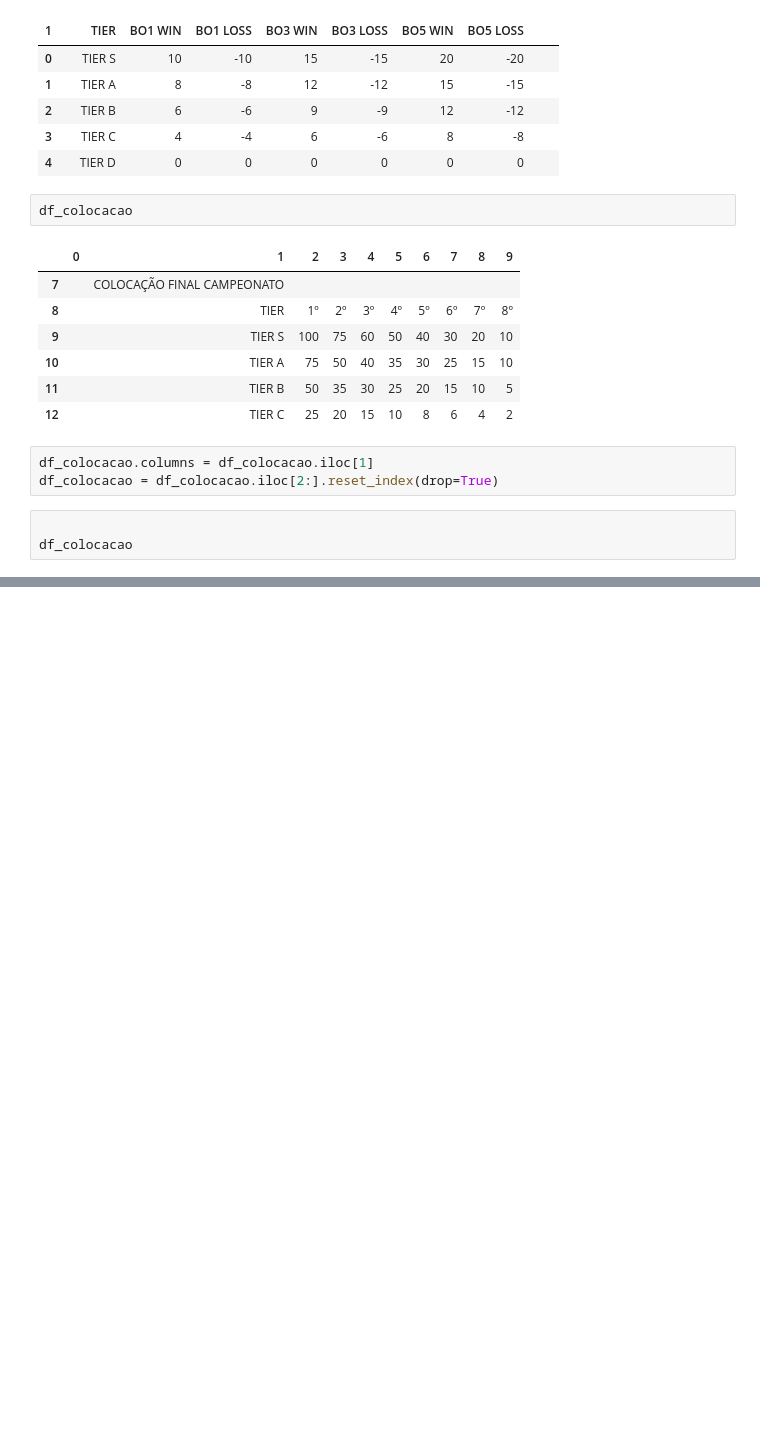
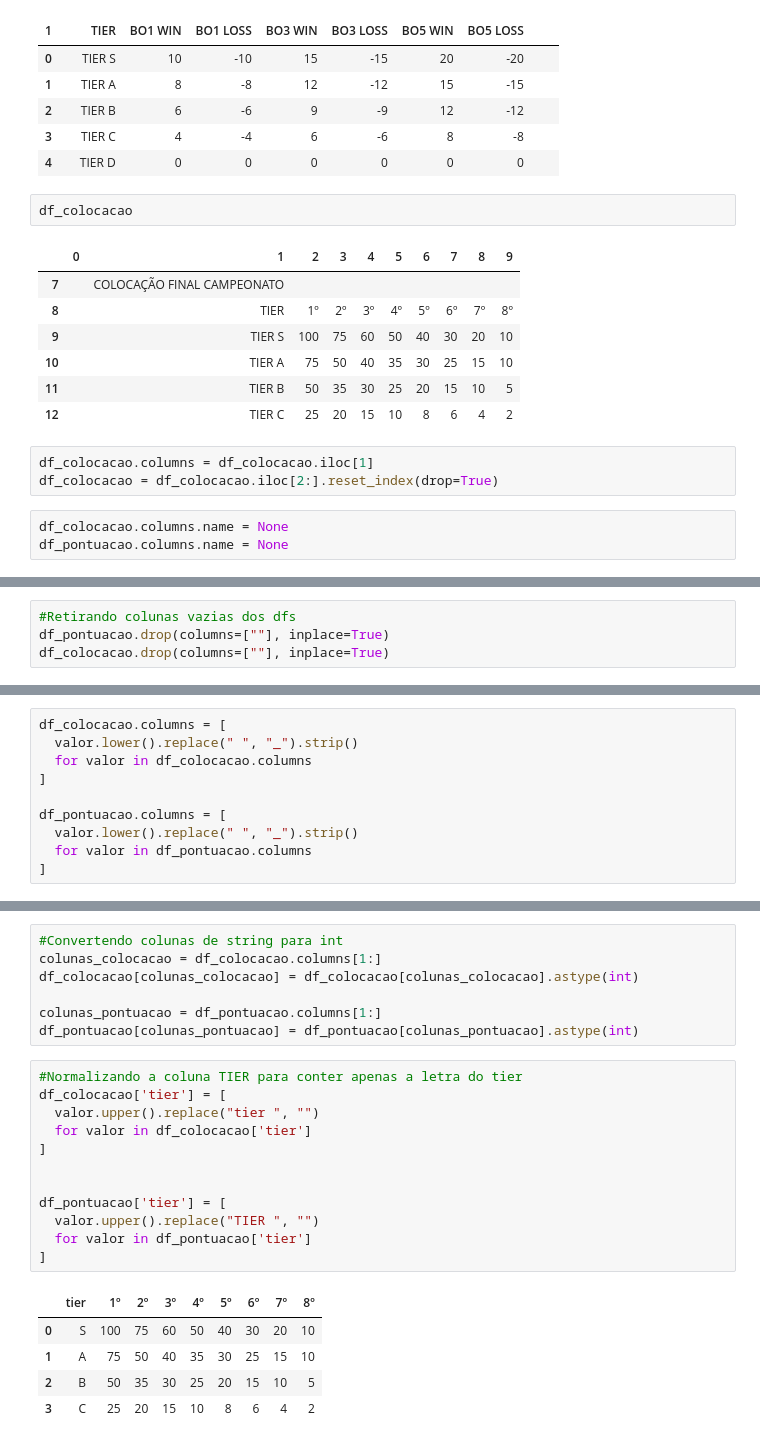
Before and after one commit to henriqueAvner/Retail-Analytics-Pipeline, a Jupyter notebook: src/transform/transform_pontuacao_tier.ipynb, the cells around one changed output, grey strips where cells are left out. Saved outputs shown, nothing was run; the diff lists cells and outputs as text; blank space fills up the shorter version.

Commit message:
feat: unpivot das tabelas de colocacao e pontuacao

```diff
--- a/src/transform/transform_pontuacao_tier.ipynb
+++ b/src/transform/transform_pontuacao_tier.ipynb
@@ -73,5 +73,5 @@ df_colocacao
 df_colocacao.columns = df_colocacao.iloc[1]
 df_colocacao = df_colocacao.iloc[2:].reset_index(drop=True)
 # %%
-
-df_colocacao
+df_colocacao.columns.name = None
+df_pontuacao.columns.name = None
@@ -92,0 +78,4 @@ df_pontuacao
+# %%
+#Retirando colunas vazias dos dfs
+df_pontuacao.drop(columns=[""], inplace=True)
+df_colocacao.drop(columns=[""], inplace=True)
@@ -92,0 +99,10 @@ df_pontuacao
+# %%
+df_colocacao.columns = [
+  valor.lower().replace(" ", "_").strip()
+  for valor in df_colocacao.columns
+]
+
+df_pontuacao.columns = [
+  valor.lower().replace(" ", "_").strip()
+  for valor in df_pontuacao.columns
+]
@@ -92,0 +126,25 @@ df_pontuacao
+# %%
+#Convertendo colunas de string para int
+colunas_colocacao = df_colocacao.columns[1:]
+df_colocacao[colunas_colocacao] = df_colocacao[colunas_colocacao].astype(int)
+
+colunas_pontuacao = df_pontuacao.columns[1:]
+df_pontuacao[colunas_pontuacao] = df_pontuacao[colunas_pontuacao].astype(int)
+# %%
+#Normalizando a coluna TIER para conter apenas a letra do tier
+df_colocacao['tier'] = [
+  valor.upper().replace("tier ", "")
+  for valor in df_colocacao['tier']
+]
+
+
+df_pontuacao['tier'] = [
+  valor.upper().replace("TIER ", "")
+  for valor in df_pontuacao['tier']
+]
+# %% [output]
+|  | tier | 1º | 2º | 3º | 4º | 5º | 6º | 7º | 8º |
+| 0 | S | 100 | 75 | 60 | 50 | 40 | 30 | 20 | 10 |
+| 1 | A | 75 | 50 | 40 | 35 | 30 | 25 | 15 | 10 |
+| 2 | B | 50 | 35 | 30 | 25 | 20 | 15 | 10 | 5 |
+| 3 | C | 25 | 20 | 15 | 10 | 8 | 6 | 4 | 2 |
```
Also changed, not shown: parts of 11 cells of this notebook.
